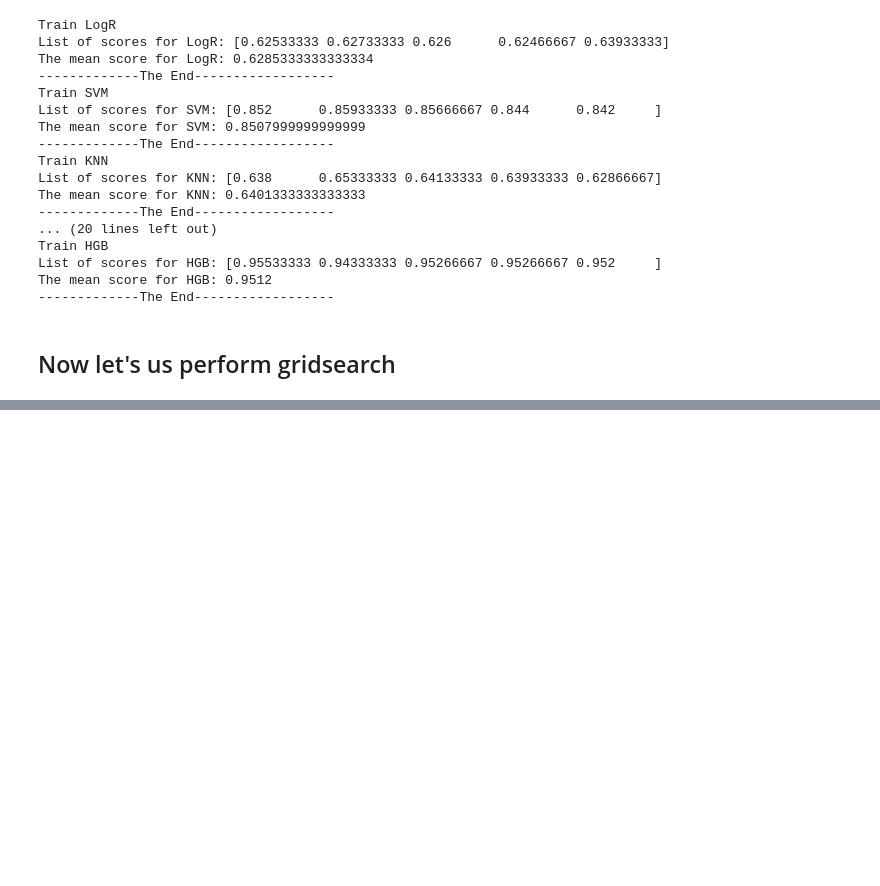
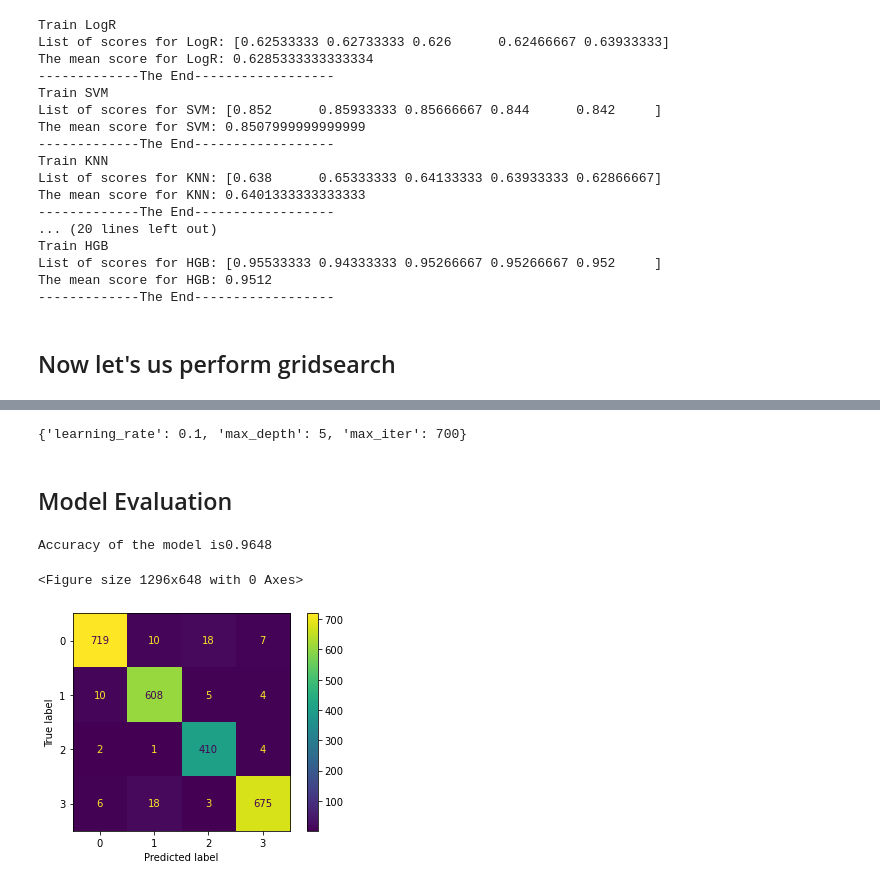
Before and after one commit to abdoulayegk/Calculate-the-severity-of-an-airplane-accident, a Jupyter notebook: PBL4.ipynb, the cells around one changed output, grey strips where cells are left out. Cells and saved outputs as stored; diff of their text form; code cells hidden in the pictures; blank space fills up the shorter version.

```diff
--- a/PBL4.ipynb
+++ b/PBL4.ipynb
@@ -504,3 +513,21 @@ GridSearchCV(cv=5, estimator=HistGradientBoostingClassifier(),
                          'max_depth': [3, 4, 5, 7],
                          'max_iter': [100, 300, 700]},
              verbose=3)
+# %%
+# Now let's get the best paramets of the model after the gridsearchcv
+model_hgb.best_params_
+# %% [output]
+{'learning_rate': 0.1, 'max_depth': 5, 'max_iter': 700}
+# %% [markdown]
+## Model Evaluation
+# %%
+best_model = GradientBoostingClassifier(learning_rate = 0.1, max_depth=5, n_estimators= 700)
+
+#train the model
+best_model.fit(X_train, y_train)
+
+#predict in the validate set
+y_pred = best_model.predict(X_test)
+print("Accuracy of the model is{}".format(accuracy_score(y_test,y_pred)))
+# %% [output]
+Accuracy of the model is0.9648
@@ -506,0 +536,8 @@ GridSearchCV(cv=5, estimator=HistGradientBoostingClassifier(),
+# %%
+# Plot of the Confusion matrix of the model
+plt.figure(figsize=(18,9))
+plot_confusion_matrix(best_model, X_test, y_test)
+plt.show()
+# %% [output]
+<Figure size 1296x648 with 0 Axes>
+[figure, added]
```
Also changed, not shown: parts of 16 cells of this notebook.
